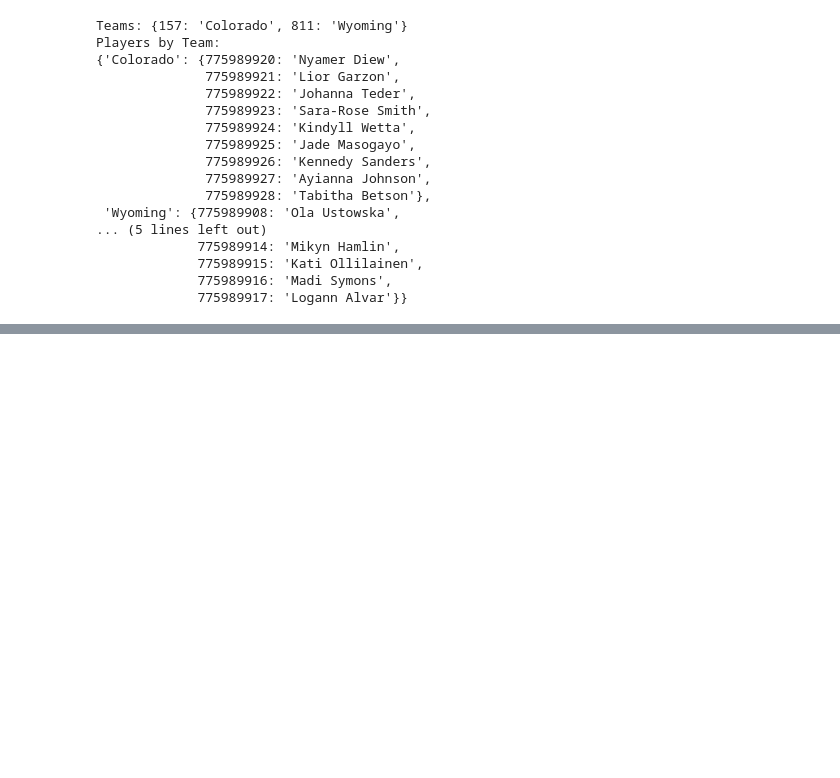
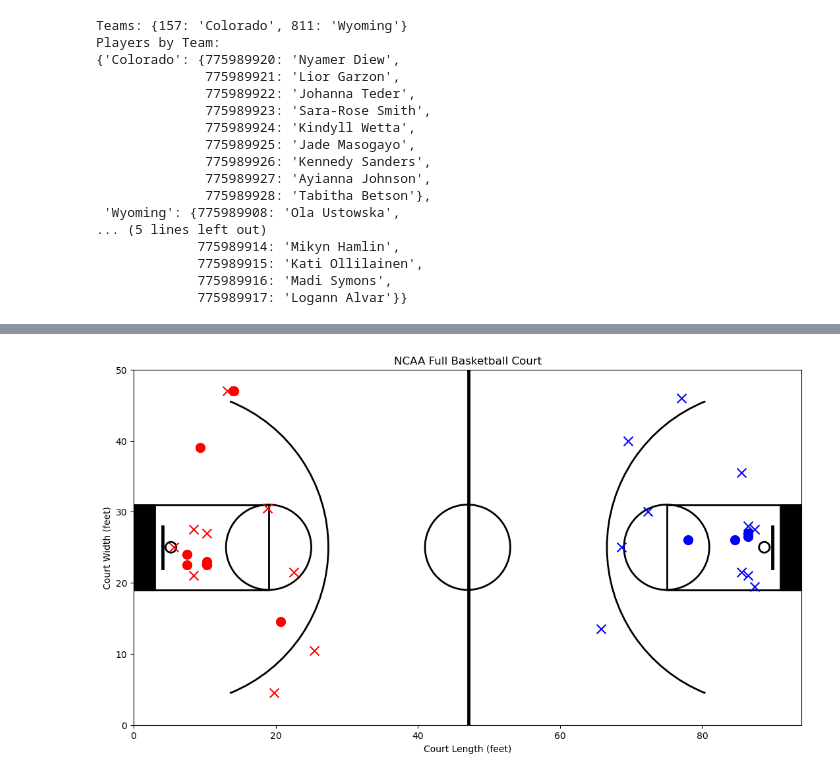
Before and after one commit to roryhr/code, a Jupyter notebook: notebooks/basketball.ipynb, the cells around one changed output, grey strips where cells are left out. Saved outputs shown, nothing was run; the diff lists cells and outputs as text; code cells hidden in the pictures; blank space fills up the shorter version.

```diff
--- a/notebooks/basketball.ipynb
+++ b/notebooks/basketball.ipynb
@@ -123,5 +119,6 @@ Players by Team:
              775989916: 'Madi Symons',
              775989917: 'Logann Alvar'}}
 # %%
-shot_data
+shot_df = pd.DataFrame(shot_data)
+shot_df.head()
 # %% [output]
@@ -476,0 +230,4 @@ plt.show()
+# %%
+plot_shots(shot_df[shot_df.meta_info.str.contains("period_1")].to_dict("records"))
+# %% [output]
+[figure, added]
```
Also changed, not shown: parts of 13 cells of this notebook, 1 other file.
